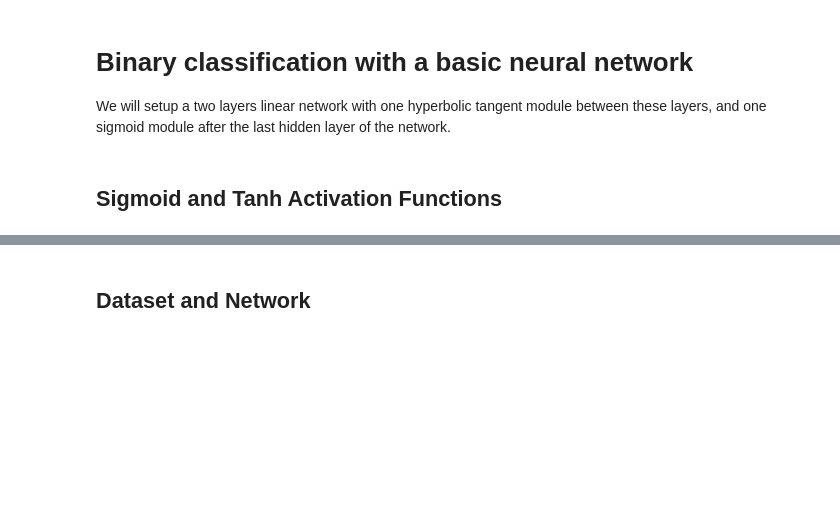
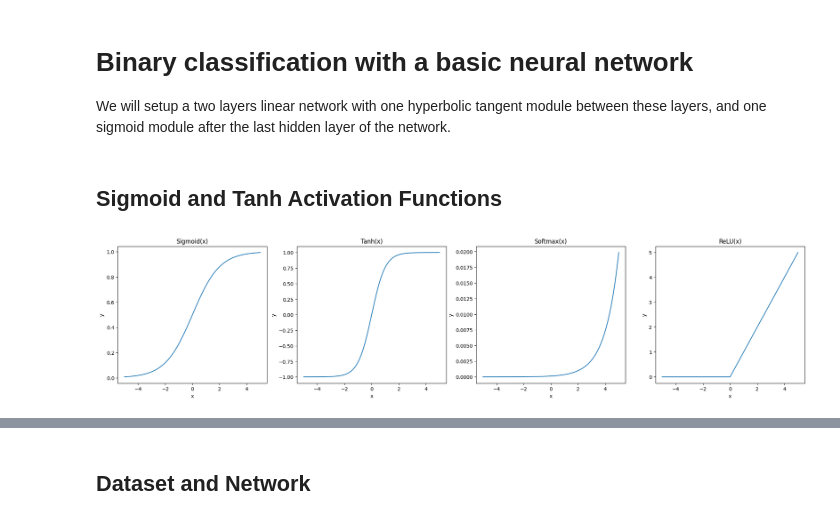
Before and after one commit to Ethan2541/Neural-Network-Library, a Jupyter notebook: experiments/activation_network.ipynb, the cells around one changed output, grey strips where cells are left out. Drawn from its saved outputs; the diff is of its cells as text; code cells hidden in the pictures; blank space fills up the shorter version.

Commit message:
Fixed Softmax and added Softmax and ReLU to the activation notebook

```diff
--- a/experiments/activation_network.ipynb
+++ b/experiments/activation_network.ipynb
@@ -23,9 +23,17 @@ import numpy as np
 # %%
 X = np.linspace(-5, 5, 500)
 
 def plot_activation(activation, data):
     plt.plot(data, activation(data))
     plt.xlabel("x")
     plt.ylabel("y")
     plt.title(f"{activation.__class__.__name__}(x)")
-    plt.show()
+
+activations = [Sigmoid(), Tanh(), Softmax(), ReLU()]
+plt.subplots(1, 4, figsize=(25, 5))
+for i, activation in enumerate(activations):
+    plt.subplot(1, 4, i+1)
+    plot_activation(activation, X)
+plt.show()
+# %% [output]
+[figure, added]
```
Also changed, not shown: parts of 5 cells of this notebook, 3 other files.
